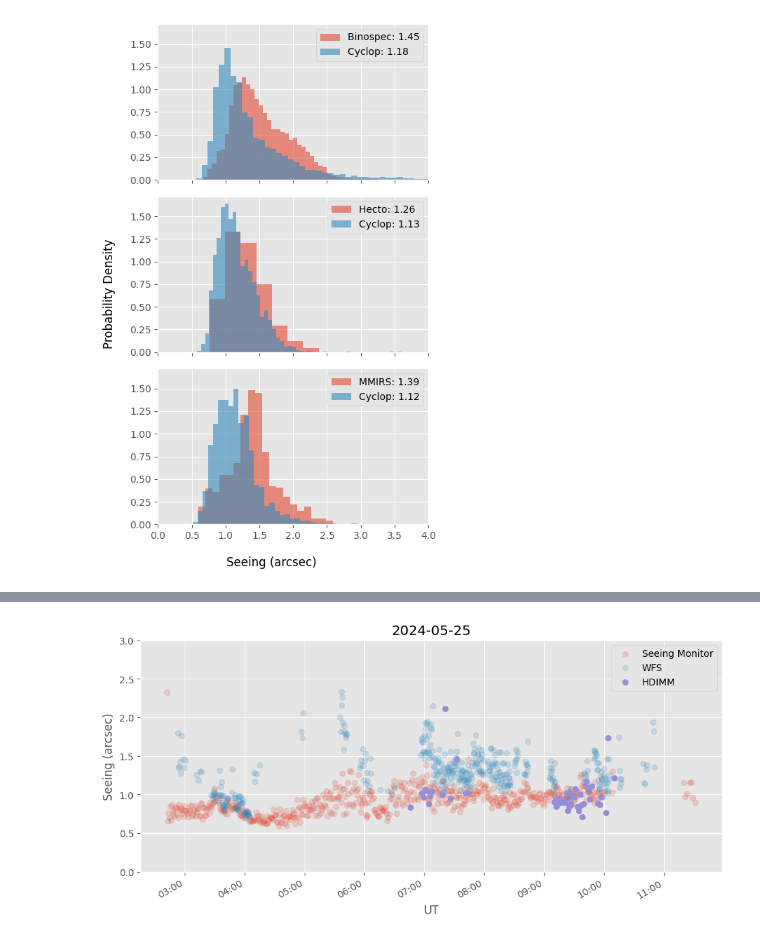
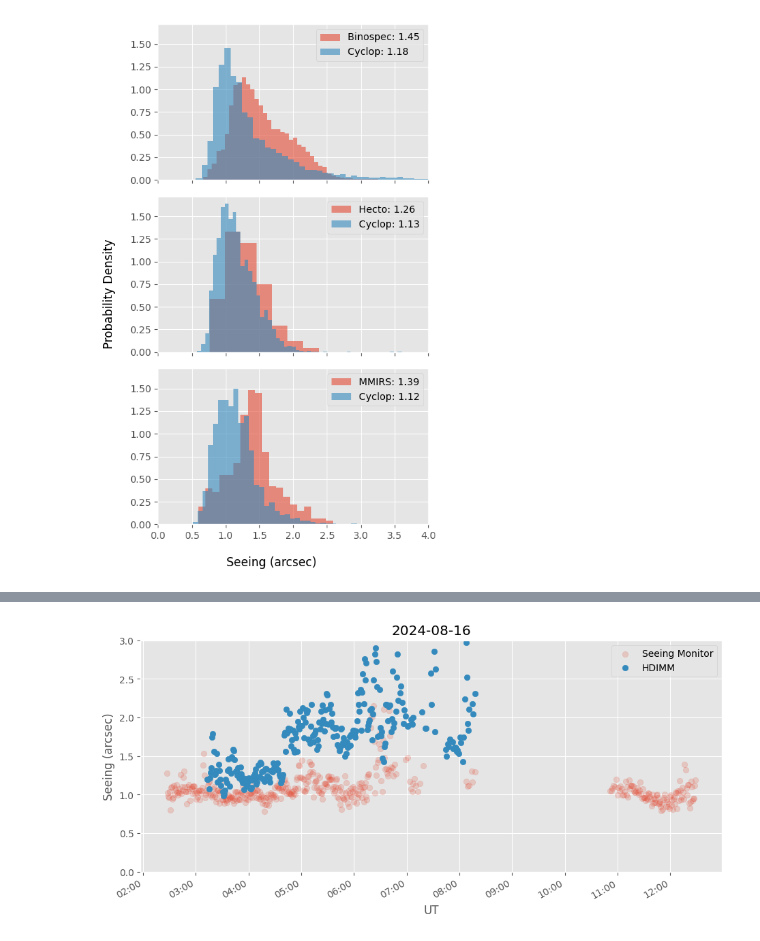
Before and after one commit to MMTObservatory/seeing_analysis, a Jupyter notebook: Seeing Summary - 2024_q3.ipynb, the cells around one changed output, grey strips where cells are left out. Drawn from its saved outputs; the diff is of its cells as text; code cells hidden in the pictures.

```diff
--- a/Seeing Summary - 2024_q3.ipynb
+++ b/Seeing Summary - 2024_q3.ipynb
@@ -477,20 +473,18 @@ hdimm
 # %%
-date = '2024-05-25'
+date = '2024-08-16'
 seeing_mon = cyclop_q1.loc[date]
-seeing_wfs = fixed.loc[date]
 fig, ax = plt.subplots(figsize=(11,5))
 ax.xaxis.set_major_locator(mdates.HourLocator())
 ax.xaxis.set_major_formatter(mdates.DateFormatter("%H:%M"))
 fig.autofmt_xdate()
 plt.scatter(seeing_mon.index, seeing_mon['seeing'], alpha=0.2, label="Seeing Monitor")
-plt.scatter(seeing_wfs.index, seeing_wfs['seeing'], alpha=0.2, label="WFS")
 plt.scatter(hdimm.loc[date].index, hdimm.loc[date]['seeing'], label="HDIMM")
 plt.ylabel("Seeing (arcsec)")
 plt.title(date)
 plt.xlabel("UT")
 plt.ylim(0,3)
 plt.legend()
-plt.savefig("hdimm_cyclop_wfs.png")
+plt.savefig("hdimm_cyclop_wfs_20240816.png")
 plt.show()
 # %% [output]
-[figure, old version]
+[figure, new version]
```
Also changed, not shown: parts of 3 cells of this notebook, 3 other files.
